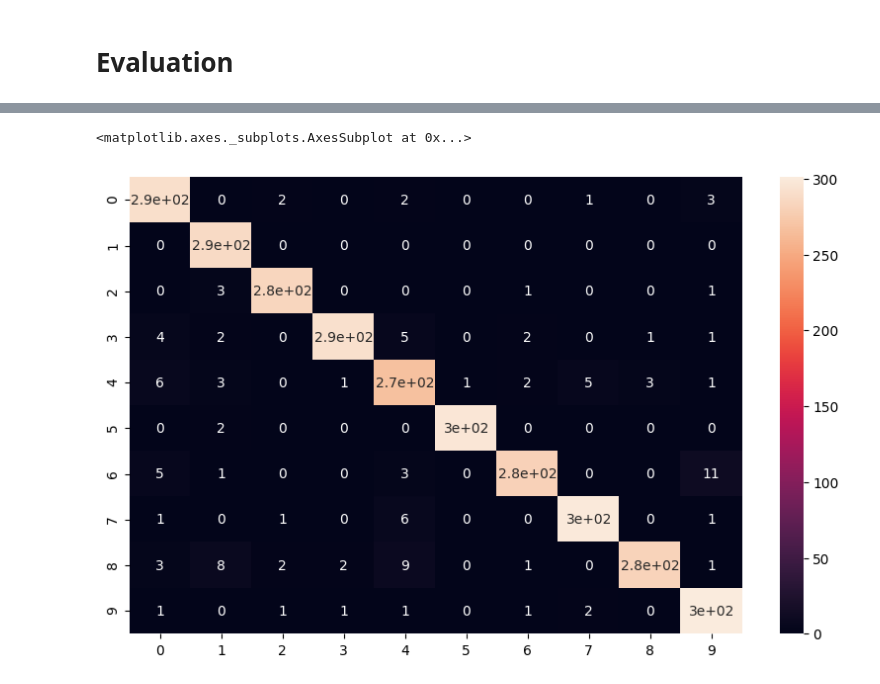
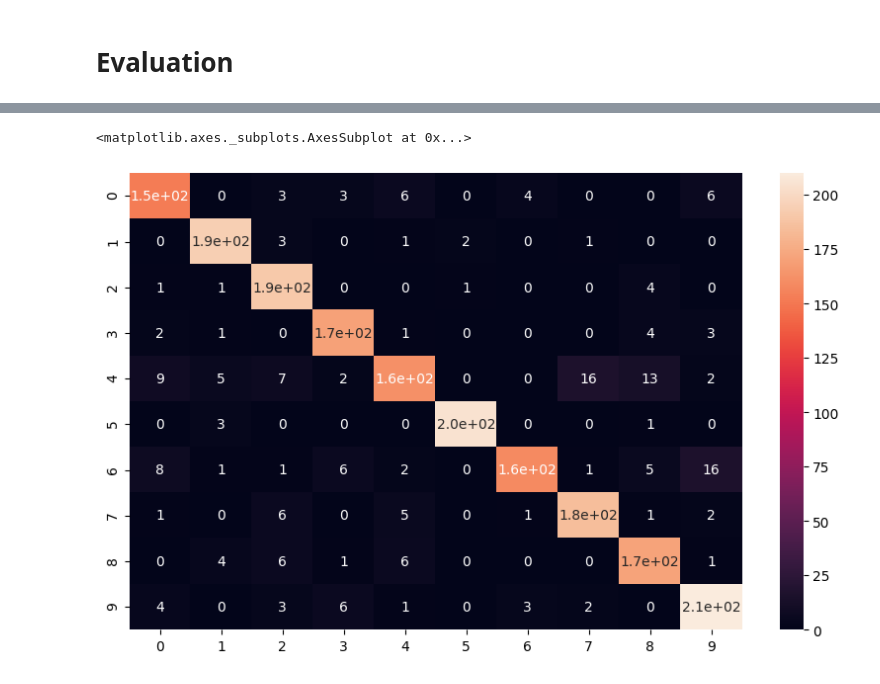
Before and after one commit to AliNajafi1998/MusicGenreClassification, a Jupyter notebook: CNN_Model.ipynb, the cells around one changed output, grey strips where cells are left out. Drawn from its saved outputs; the diff is of its cells as text; code cells hidden in the pictures.

```diff
--- a/CNN_Model.ipynb
+++ b/CNN_Model.ipynb
@@ -66 +51,4 @@ x_test.shape
+# %%
+inputs, outputs, class_names = load_data(DATASET_PATH)
+inputs = inputs.reshape((-1, 130, 13,1)) / 255
 # %%
@@ -98,3 +83,5 @@ y_test_onehot = to_categorical(y_test)
+# %%
+outputs = to_categorical(outputs)
 # %%
 # plotting one sample
 
@@ -194,4 +179,2 @@ _________________________________________________________________
 # %% [markdown]
 # Training
-# %%
-hist = model.fit(x_train,y_train_onehot,batch_size=32,validation_data=(x_test,y_test_onehot),epochs=500)
@@ -260,0 +201,4 @@ weighted avg       0.96      0.96      0.96      2996
+# %%
+y_pred = model.predict(inputs[test])
+
+print(classification_report(outputs[test].argmax(axis=1),y_pred.argmax(axis=1)))
@@ -261,8 +236,8 @@ weighted avg       0.96      0.96      0.96      2996
 # %%
 plt.figure(figsize=(10,6))
-sns.heatmap(confusion_matrix(y_test,y_classes_test),annot=True)
+sns.heatmap(confusion_matrix(outputs[test].argmax(axis=1),y_pred.argmax(axis=1)),annot=True)
 # %% [output]
 <matplotlib.axes._subplots.AxesSubplot at 0x...>
-[figure, old version]
+[figure, new version]
 # %%
 save_model(model,"genre_classification.h5")
```
Also changed, not shown: parts of 28 cells of this notebook, 1 other file.
